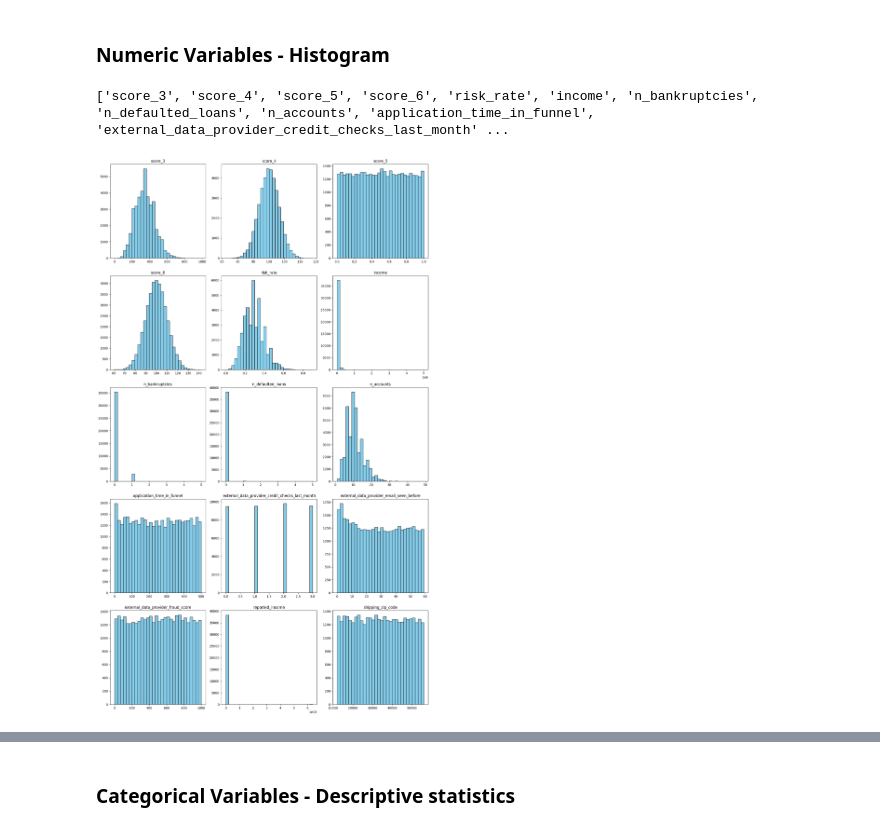
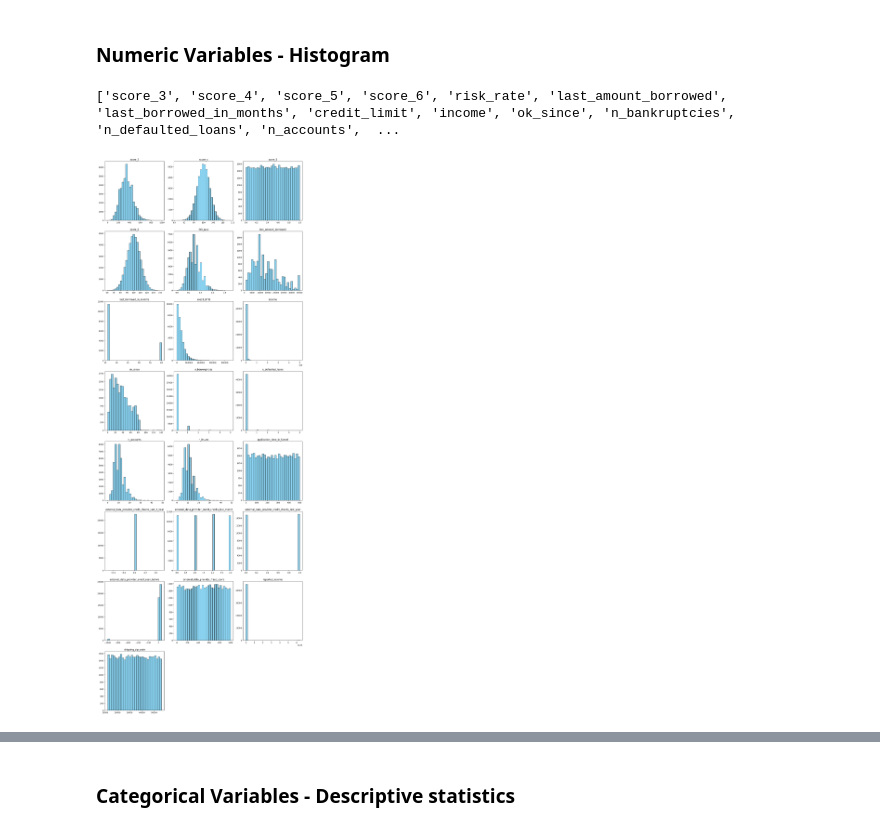
Before and after one commit to gabrielcapela/credit_risk, a Jupyter notebook: notebooks/I_data_analysis.ipynb, the cells around one changed output, grey strips where cells are left out. Drawn from its saved outputs; the diff is of its cells as text; code cells hidden in the pictures.

Commit message:
finish data understanding

```diff
--- a/notebooks/I_data_analysis.ipynb
+++ b/notebooks/I_data_analysis.ipynb
@@ -494,39 +398,42 @@ The shape is 38405 x 34
 ### Numeric Variables -  Histogram
 # %%
 #Separating only the numeric variables:
-num_var = df_clean.select_dtypes(include=['int64', 'float64']).columns.tolist()
+num_var = df.select_dtypes(include=['int64', 'float64']).columns.tolist()
 print(num_var)
 # %% [output]
-['score_3', 'score_4', 'score_5', 'score_6', 'risk_rate', 'income', 'n_bankruptcies', 'n_defaulted_loans', 'n_accounts', 'application_time_in_funnel', 'external_data_provider_credit_checks_last_month' ...
+['score_3', 'score_4', 'score_5', 'score_6', 'risk_rate', 'last_amount_borrowed', 'last_borrowed_in_months', 'credit_limit', 'income', 'ok_since', 'n_bankruptcies', 'n_defaulted_loans', 'n_accounts',  ...
 # %%
+#Replacing the infinite values with NaN
+df_plot = df.copy()
+df_plot['reported_income'] = df_plot['reported_income'].replace([np.inf, -np.inf], np.nan).dropna()
 #Making the plots
 
 #Calculating the number of rows needed
 total_variables = len(num_var)
 if total_variables%3 == 0:
     rows = (total_variables // 3)
 else:
     rows = (total_variables // 3) + 1
 
 # Create subplots: one row per group of 3 plots
 fig, axs = plt.subplots(rows, 3, figsize=(15, 5 * rows))
 
 # If axs is a matrix (when there’s more than 1 row), flatten it into a 1D array for easier indexing
 axs = axs.flatten()
 
 # Loop through your numeric variables and create a histogram for each
 for i, var in enumerate(num_var):
-    axs[i].hist(df_clean[var], bins=30, color='skyblue', edgecolor='black')
+    axs[i].hist(df_plot[var], bins=30, color='skyblue', edgecolor='black')
     axs[i].set_title(f'{var}')
     axs[i].set_xlabel('')
     axs[i].set_ylabel('')
 
 # Remove unused axes (if the total number of variables is not a multiple of 3)
 for j in range(i + 1, len(axs)):
     fig.delaxes(axs[j])
 
 # Adjust spacing between subplots
 plt.tight_layout()
 plt.show()
 # %% [output]
-[figure, old version]
+[figure, new version]
```
Also changed, not shown: parts of 68 cells of this notebook.
